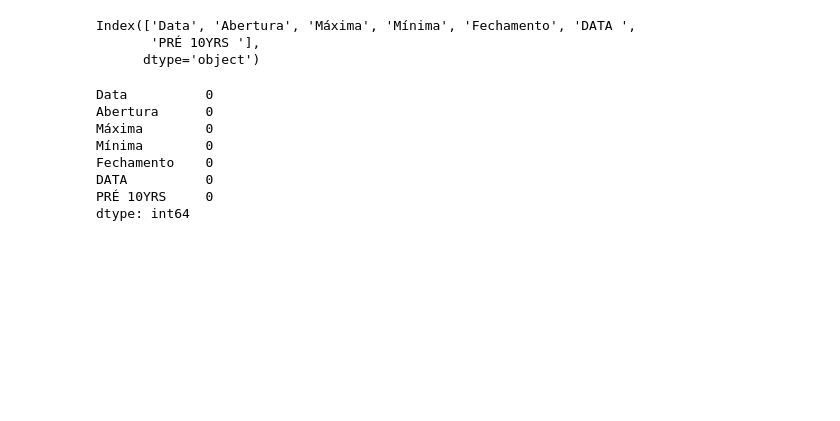
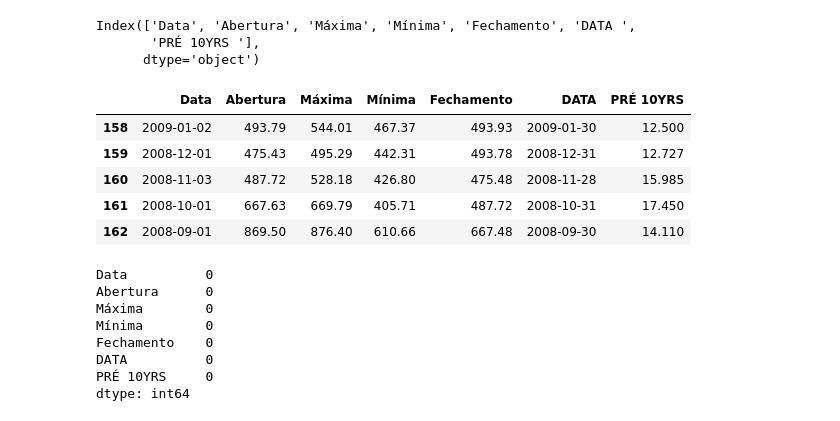
Before and after one commit to joaomj/stocks_eda_app, a Jupyter notebook: notebooks/stocks_eda.ipynb, the cells around one changed output. Cells and saved outputs as stored; diff of their text form; code cells hidden in the pictures; blank space fills up the shorter version.

```diff
--- a/notebooks/stocks_eda.ipynb
+++ b/notebooks/stocks_eda.ipynb
@@ -71,6 +71,15 @@ df.columns
 Index(['Data', 'Abertura', 'Máxima', 'Mínima', 'Fechamento', 'DATA ',
        'PRÉ 10YRS '],
       dtype='object')
+# %%
+df.tail()
+# %% [output]
+|  | Data | Abertura | Máxima | Mínima | Fechamento | DATA | PRÉ 10YRS |
+| 158 | 2009-01-02 | 493.79 | 544.01 | 467.37 | 493.93 | 2009-01-30 | 12.500 |
+| 159 | 2008-12-01 | 475.43 | 495.29 | 442.31 | 493.78 | 2008-12-31 | 12.727 |
+| 160 | 2008-11-03 | 487.72 | 528.18 | 426.80 | 475.48 | 2008-11-28 | 15.985 |
+| 161 | 2008-10-01 | 667.63 | 669.79 | 405.71 | 487.72 | 2008-10-31 | 17.450 |
+| 162 | 2008-09-01 | 869.50 | 876.40 | 610.66 | 667.48 | 2008-09-30 | 14.110 |
 # %%
 # number of null values
 df.isnull( ).sum( )
```
